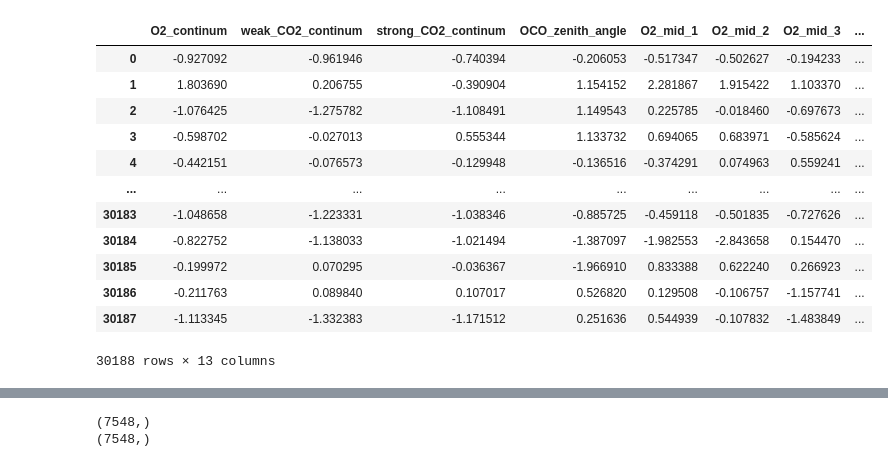
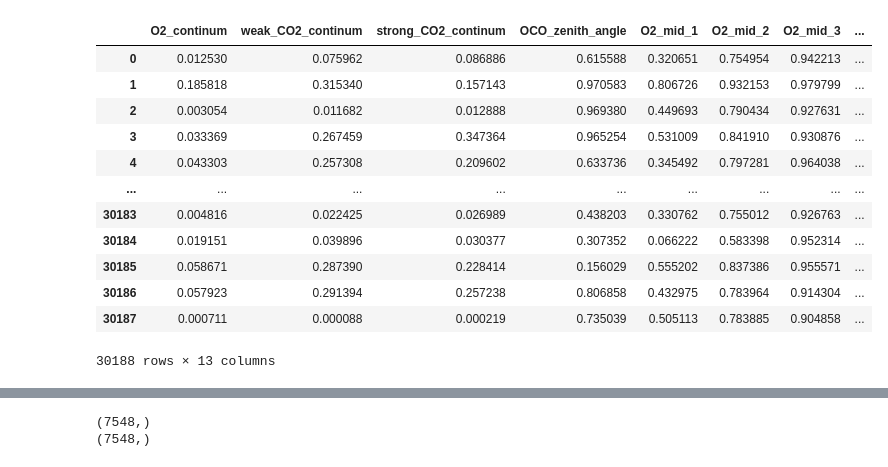
Before and after one commit to kevinpeng78/VolcanoML, a Jupyter notebook: NN_test.ipynb, the cells around one changed output, grey strips where cells are left out. Cells and saved outputs as stored; diff of their text form; code cells hidden in the pictures.

```diff
--- a/NN_test.ipynb
+++ b/NN_test.ipynb
@@ -1,40 +1,40 @@
 # %%
-from sklearn.preprocessing import StandardScaler
+from sklearn.preprocessing import MinMaxScaler
 from sklearn.model_selection import train_test_split
 import pandas as pd
 import numpy as np
 import random
 
 random.seed(42)
 
 big_dataset = pd.read_csv("feature_with_ALH_with_lat_lon.csv", index_col=0)
 
 train_dataset, test_dataset = train_test_split(big_dataset, test_size=0.2, random_state=42)
 
 X_train = train_dataset.drop(['ALH_CALIPSO', 'MODIS_AOD', 'COD_CALIPSO', 'AOD_OCO', 'AOD_CALIPSO', 'OCO_latitude', 'OCO_longitude', 'CALIPSO_latitude', 'CALIPSO_longitude', 'MODIS_latitude', 'MODIS_longitude'], axis=1)
 X_test = test_dataset.drop(['ALH_CALIPSO', 'MODIS_AOD', 'COD_CALIPSO', 'AOD_OCO', 'AOD_CALIPSO', 'OCO_latitude', 'OCO_longitude', 'CALIPSO_latitude', 'CALIPSO_longitude', 'MODIS_latitude', 'MODIS_longitude'], axis=1)
 
 y_train_calipso = (train_dataset["AOD_CALIPSO"])
 y_test_calipso = (test_dataset["AOD_CALIPSO"])
 
-sc = StandardScaler()
+sc = MinMaxScaler()
 X_train = pd.DataFrame(sc.fit_transform(X_train), columns = X_train.columns)
 X_test = pd.DataFrame(sc.transform(X_test), columns = X_test.columns)
 
 X_train
 # %% [output]
 |  | O2_continum | weak_CO2_continum | strong_CO2_continum | OCO_zenith_angle | O2_mid_1 | O2_mid_2 | O2_mid_3 | ... |
-| 0 | -0.927092 | -0.961946 | -0.740394 | -0.206053 | -0.517347 | -0.502627 | -0.194233 | ... |
-| 1 | 1.803690 | 0.206755 | -0.390904 | 1.154152 | 2.281867 | 1.915422 | 1.103370 | ... |
-| 2 | -1.076425 | -1.275782 | -1.108491 | 1.149543 | 0.225785 | -0.018460 | -0.697673 | ... |
-| 3 | -0.598702 | -0.027013 | 0.555344 | 1.133732 | 0.694065 | 0.683971 | -0.585624 | ... |
-| 4 | -0.442151 | -0.076573 | -0.129948 | -0.136516 | -0.374291 | 0.074963 | 0.559241 | ... |
+| 0 | 0.012530 | 0.075962 | 0.086886 | 0.615588 | 0.320651 | 0.754954 | 0.942213 | ... |
+| 1 | 0.185818 | 0.315340 | 0.157143 | 0.970583 | 0.806726 | 0.932153 | 0.979799 | ... |
+| 2 | 0.003054 | 0.011682 | 0.012888 | 0.969380 | 0.449693 | 0.790434 | 0.927631 | ... |
+| 3 | 0.033369 | 0.267459 | 0.347364 | 0.965254 | 0.531009 | 0.841910 | 0.930876 | ... |
+| 4 | 0.043303 | 0.257308 | 0.209602 | 0.633736 | 0.345492 | 0.797281 | 0.964038 | ... |
 | ... | ... | ... | ... | ... | ... | ... | ... | ... |
-| 30183 | -1.048658 | -1.223331 | -1.038346 | -0.885725 | -0.459118 | -0.501835 | -0.727626 | ... |
-| 30184 | -0.822752 | -1.138033 | -1.021494 | -1.387097 | -1.982553 | -2.843658 | 0.154470 | ... |
-| 30185 | -0.199972 | 0.070295 | -0.036367 | -1.966910 | 0.833388 | 0.622240 | 0.266923 | ... |
-| 30186 | -0.211763 | 0.089840 | 0.107017 | 0.526820 | 0.129508 | -0.106757 | -1.157741 | ... |
-| 30187 | -1.113345 | -1.332383 | -1.171512 | 0.251636 | 0.544939 | -0.107832 | -1.483849 | ... |
+| 30183 | 0.004816 | 0.022425 | 0.026989 | 0.438203 | 0.330762 | 0.755012 | 0.926763 | ... |
+| 30184 | 0.019151 | 0.039896 | 0.030377 | 0.307352 | 0.066222 | 0.583398 | 0.952314 | ... |
+| 30185 | 0.058671 | 0.287390 | 0.228414 | 0.156029 | 0.555202 | 0.837386 | 0.955571 | ... |
+| 30186 | 0.057923 | 0.291394 | 0.257238 | 0.806858 | 0.432975 | 0.783964 | 0.914304 | ... |
+| 30187 | 0.000711 | 0.000088 | 0.000219 | 0.735039 | 0.505113 | 0.783885 | 0.904858 | ... |
 30188 rows × 13 columns
 # %%
 import tensorflow as tf
```
Also changed, not shown: parts of 5 cells of this notebook, 4 other files.
